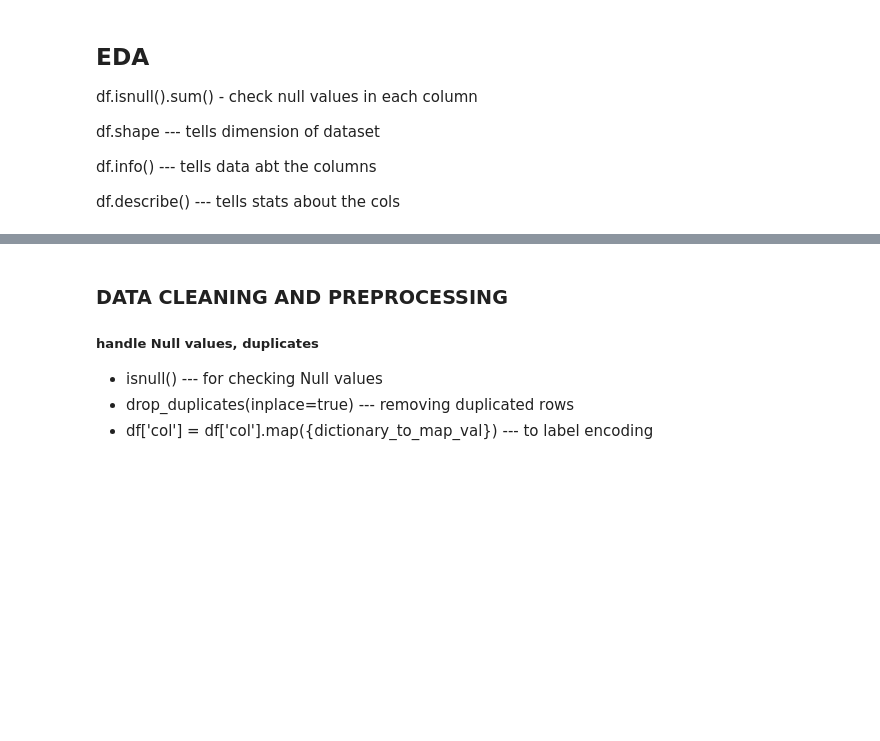
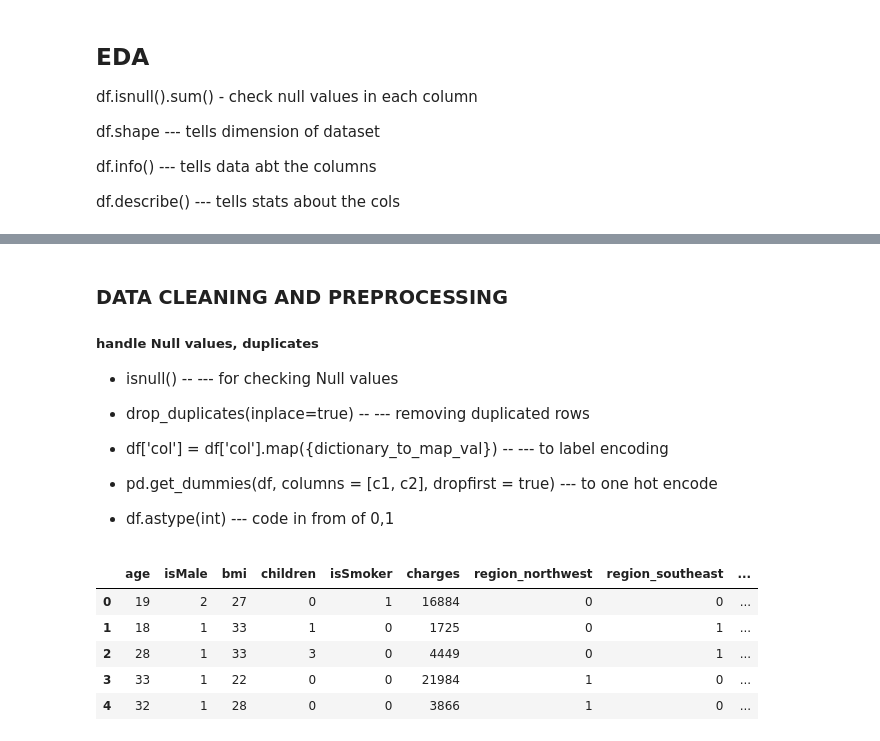
Before and after one commit to prajjwal14141/machine-learning, a Jupyter notebook: 2-Machine Learning/Projects/1-insuranceChargesPredictor/model.ipynb, the cells around one changed output, grey strips where cells are left out. Cells and saved outputs as stored; diff of their text form; code cells hidden in the pictures; blank space fills up the shorter version.

```diff
--- a/2-Machine Learning/Projects/1-insuranceChargesPredictor/model.ipynb
+++ b/2-Machine Learning/Projects/1-insuranceChargesPredictor/model.ipynb
@@ -44,8 +81,11 @@ sb.heatmap(df.corr(numeric_only=True), annot=True)
 # %% [markdown]
 ### DATA CLEANING AND PREPROCESSING
 ##### handle Null values, duplicates
-- isnull()                                                      --- for checking Null values
-- drop_duplicates(inplace=true)                                 --- removing duplicated rows
-- df['col'] = df['col'].map({dictionary_to_map_val})            --- to label encoding
+- isnull()                                  --                    --- for checking Null values
+- drop_duplicates(inplace=true)             --                    --- removing duplicated rows
+- df['col'] = df['col'].map({dictionary_to_map_val})    --        --- to label encoding
+
+- pd.get_dummies(df, columns = [c1, c2], dropfirst = true)        --- to one hot encode
+- df.astype(int)                                                 --- code in from of 0,1
 # %%
 # No null values in current dataset
@@ -63,4 +104,13 @@ df['isMale']       = df['isMale'].map({'male': 1, 'female': 2})
 df['isSmoker']    = df['isSmoker'].map({"yes": 1, "no": 0})
 # %%
 # ONE HOT ENCODING
-0
+df = pd.get_dummies(df, columns=['region'], drop_first=True)
+df = df.astype(int)
+df.head()
+# %% [output]
+|  | age | isMale | bmi | children | isSmoker | charges | region_northwest | region_southeast | ... |
+| 0 | 19 | 2 | 27 | 0 | 1 | 16884 | 0 | 0 | ... |
+| 1 | 18 | 1 | 33 | 1 | 0 | 1725 | 0 | 1 | ... |
+| 2 | 28 | 1 | 33 | 3 | 0 | 4449 | 0 | 1 | ... |
+| 3 | 33 | 1 | 22 | 0 | 0 | 21984 | 1 | 0 | ... |
+| 4 | 32 | 1 | 28 | 0 | 0 | 3866 | 1 | 0 | ... |
```
Also changed, not shown: parts of 11 cells of this notebook.
